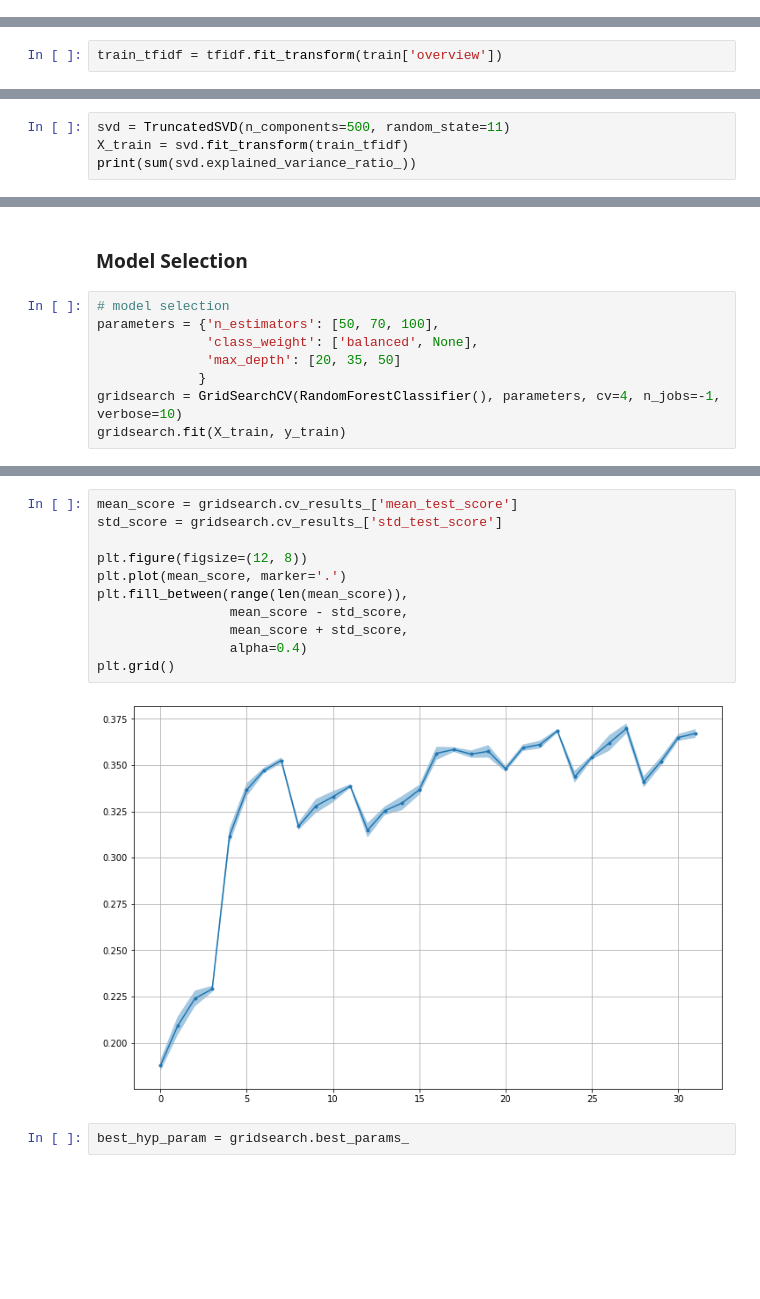
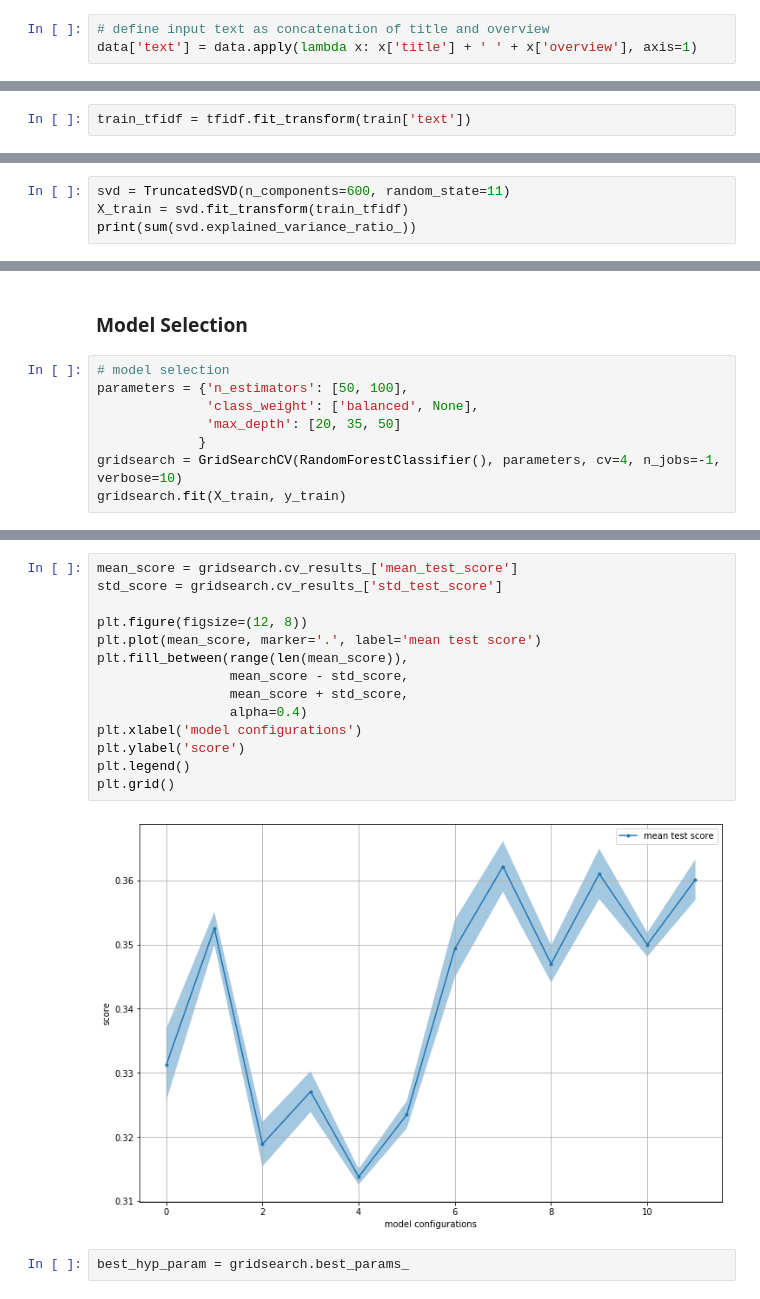
Before and after one commit to gaspa93/ml-challenge-truelayer, a Jupyter notebook: Train Classifier.ipynb, the cells around one changed output, grey strips where cells are left out. Cells and saved outputs as stored; diff of their text form; blank space fills up the shorter version.

Commit message:
extended model to use title as features

```diff
--- a/Train Classifier.ipynb
+++ b/Train Classifier.ipynb
@@ -50,0 +44,3 @@ data.shape
+# %%
+# define input text as concatenation of title and overview
+data['text'] = data.apply(lambda x: x['title'] + ' ' + x['overview'], axis=1)
@@ -57,7 +63,7 @@ train.shape, test.shape
 # %%
 tfidf = StemmedTfidfVectorizer(stop_words=stop_words)
 # %%
-train_tfidf = tfidf.fit_transform(train['overview'])
+train_tfidf = tfidf.fit_transform(train['text'])
 # %%
 train_tfidf.shape
 # %% [output]
@@ -83,5 +89,5 @@ plt.grid()
 # %%
-svd = TruncatedSVD(n_components=500, random_state=11)
+svd = TruncatedSVD(n_components=600, random_state=11)
 X_train = svd.fit_transform(train_tfidf)
 print(sum(svd.explained_variance_ratio_))
 # %% [output]
@@ -115,7 +122,7 @@ Name: genre, dtype: int64
 ### Model Selection
 # %%
 # model selection
-parameters = {'n_estimators': [50, 70, 100],
+parameters = {'n_estimators': [50, 100],
               'class_weight': ['balanced', None],
               'max_depth': [20, 35, 50]
              }
@@ -165,16 +166,19 @@ gridsearch.best_params_, gridsearch.best_score_
 # %%
 mean_score = gridsearch.cv_results_['mean_test_score']
 std_score = gridsearch.cv_results_['std_test_score']
 
 plt.figure(figsize=(12, 8))
-plt.plot(mean_score, marker='.')
+plt.plot(mean_score, marker='.', label='mean test score')
 plt.fill_between(range(len(mean_score)),
                  mean_score - std_score,
                  mean_score + std_score,
                  alpha=0.4)
+plt.xlabel('model configurations')
+plt.ylabel('score')
+plt.legend()
 plt.grid()
 # %% [output]
-[figure, old version]
+[figure, new version]
 # %%
 best_hyp_param = gridsearch.best_params_
 # %% [markdown]
```
Also changed, not shown: parts of 21 cells of this notebook, 3 other files.
